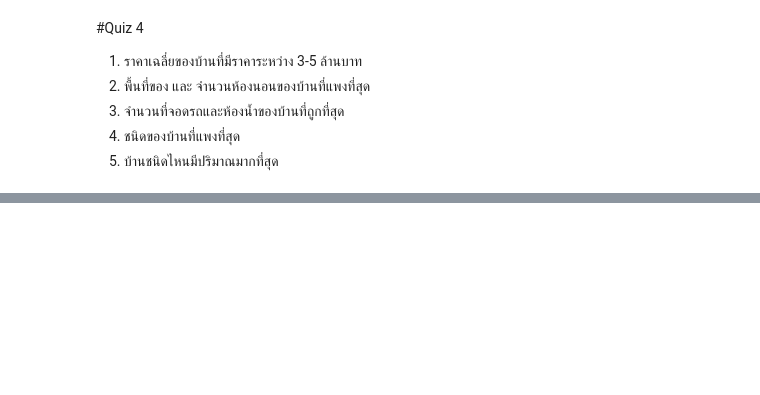
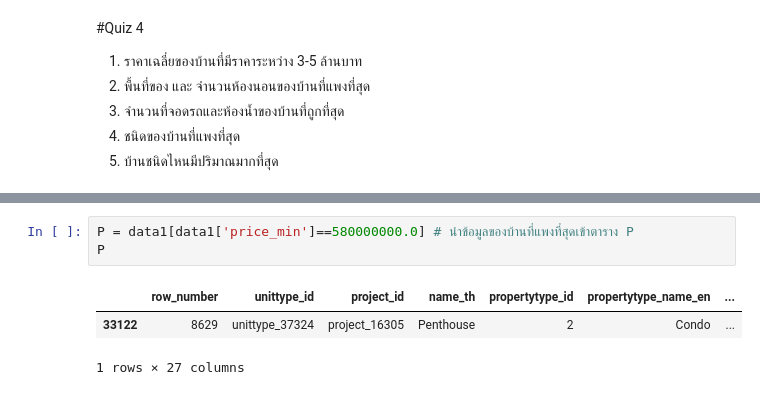
Before and after one commit to gxilly/BasicProg_DataViz65, a Jupyter notebook: Quiz4.ipynb, the cells around one changed output, grey strips where cells are left out. Cells and saved outputs as stored; diff of their text form; blank space fills up the shorter version.

```diff
--- a/Quiz4.ipynb
+++ b/Quiz4.ipynb
@@ -259,0 +281,7 @@ print(f'ราคาเฉลี่ยของบ้านที่มีรา
+# %%
+P = data1[data1['price_min']==580000000.0] # นำข้อมูลของบ้านที่แพงที่สุดเข้าตาราง P
+P
+# %% [output]
+|  | row_number | unittype_id | project_id | name_th | propertytype_id | propertytype_name_en | ... |
+| 33122 | 8629 | unittype_37324 | project_16305 | Penthouse | 2 | Condo | ... |
+1 rows × 27 columns
```
Also changed, not shown: parts of 29 cells of this notebook.
